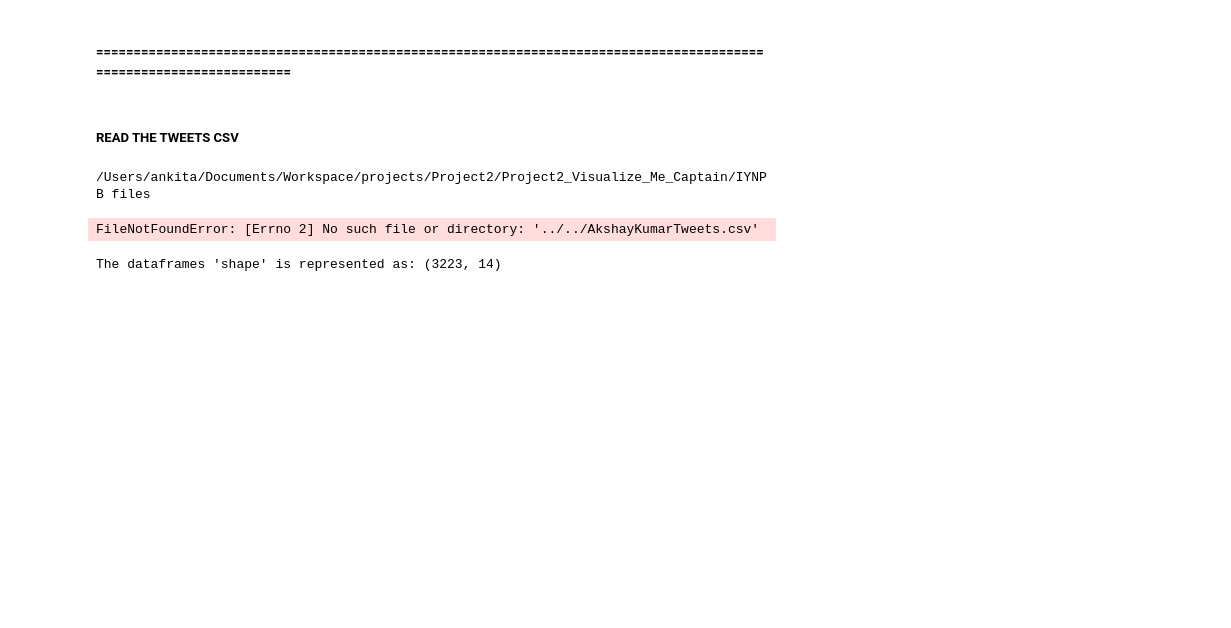
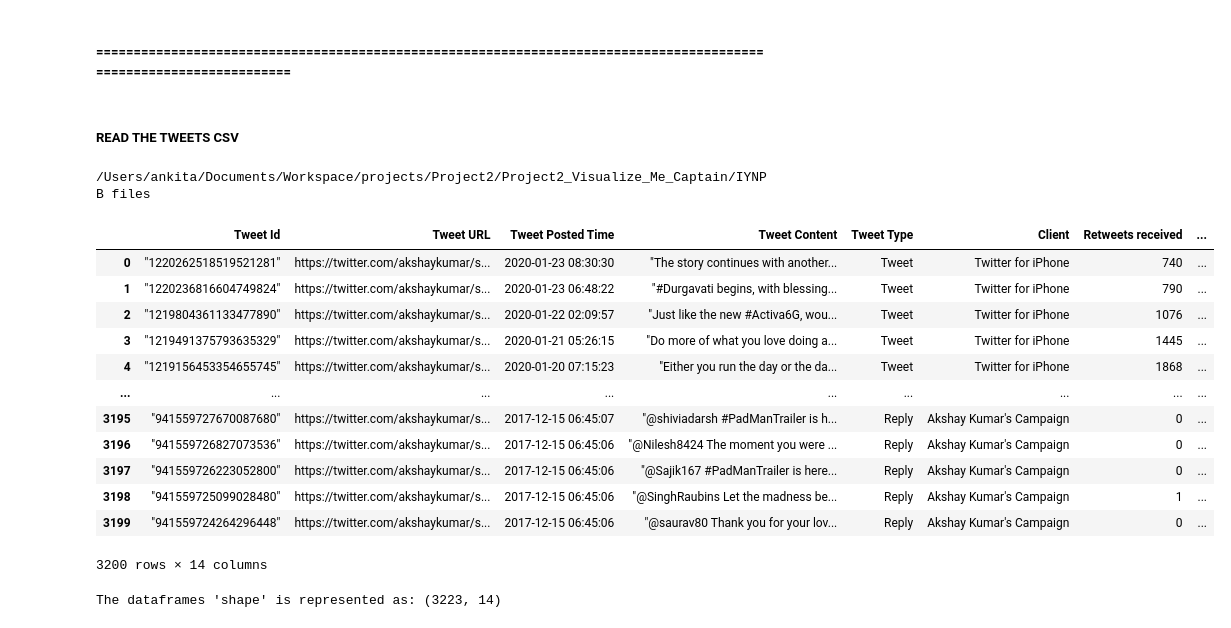
Before and after one commit to Stu-Vic/Project2_Visualize_Me_Captain, a Jupyter notebook: IYNPB files/AkshayKumarTwitter.ipynb, the cells around one changed output. Saved outputs shown, nothing was run; the diff lists cells and outputs as text; code cells hidden in the pictures; blank space fills up the shorter version.

Commit message:
AkshayKumar

```diff
--- a/IYNPB files/AkshayKumarTwitter.ipynb
+++ b/IYNPB files/AkshayKumarTwitter.ipynb
@@ -13,15 +13,27 @@ import os
 # %%
 #Create reference to CSV file
 cwd = os.getcwd()
 print(cwd)
-csv_path = "../../AkshayKumarTweets.csv"
+csv_path = "AkshayKumarTweets.csv"
 
 #Import the CSV into a pandas DataFrame
 Tweets_df = pd.read_csv(csv_path, low_memory = False)
 Tweets_df
 # %% [output]
 /Users/ankita/Documents/Workspace/projects/Project2/Project2_Visualize_Me_Captain/IYNPB files
+|  | Tweet Id | Tweet URL | Tweet Posted Time | Tweet Content | Tweet Type | Client | Retweets received | ... |
+| 0 | "1220262518519521281" | https://twitter.com/akshaykumar/s... | 2020-01-23 08:30:30 | "The story continues with another... | Tweet | Twitter for iPhone | 740 | ... |
+| 1 | "1220236816604749824" | https://twitter.com/akshaykumar/s... | 2020-01-23 06:48:22 | "#Durgavati begins, with blessing... | Tweet | Twitter for iPhone | 790 | ... |
+| 2 | "1219804361133477890" | https://twitter.com/akshaykumar/s... | 2020-01-22 02:09:57 | "Just like the new #Activa6G, wou... | Tweet | Twitter for iPhone | 1076 | ... |
+| 3 | "1219491375793635329" | https://twitter.com/akshaykumar/s... | 2020-01-21 05:26:15 | "Do more of what you love doing a... | Tweet | Twitter for iPhone | 1445 | ... |
+| 4 | "1219156453354655745" | https://twitter.com/akshaykumar/s... | 2020-01-20 07:15:23 | "Either you run the day or the da... | Tweet | Twitter for iPhone | 1868 | ... |
+| ... | ... | ... | ... | ... | ... | ... | ... | ... |
+| 3195 | "941559727670087680" | https://twitter.com/akshaykumar/s... | 2017-12-15 06:45:07 | "@shiviadarsh #PadManTrailer is h... | Reply | Akshay Kumar's Campaign | 0 | ... |
+| 3196 | "941559726827073536" | https://twitter.com/akshaykumar/s... | 2017-12-15 06:45:06 | "@Nilesh8424 The moment you were ... | Reply | Akshay Kumar's Campaign | 0 | ... |
+| 3197 | "941559726223052800" | https://twitter.com/akshaykumar/s... | 2017-12-15 06:45:06 | "@Sajik167 #PadManTrailer is here... | Reply | Akshay Kumar's Campaign | 0 | ... |
+| 3198 | "941559725099028480" | https://twitter.com/akshaykumar/s... | 2017-12-15 06:45:06 | "@SinghRaubins Let the madness be... | Reply | Akshay Kumar's Campaign | 1 | ... |
+| 3199 | "941559724264296448" | https://twitter.com/akshaykumar/s... | 2017-12-15 06:45:06 | "@saurav80 Thank you for your lov... | Reply | Akshay Kumar's Campaign | 0 | ... |
-FileNotFoundError: [Errno 2] No such file or directory: '../../AkshayKumarTweets.csv'
+3200 rows × 14 columns
 # %%
 #Show the 'shape' of the dataframe
 shape = Tweets_df.shape
```
Also changed, not shown: 3 other files.
